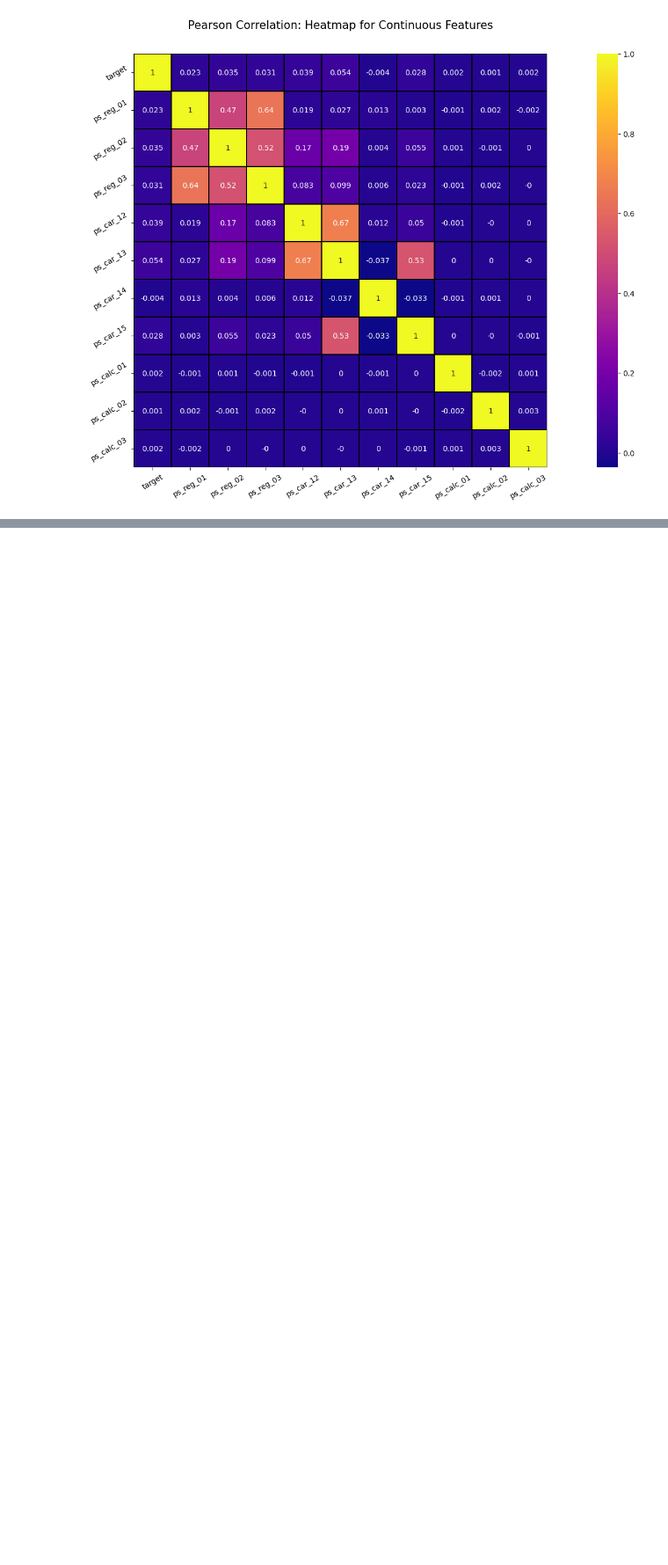
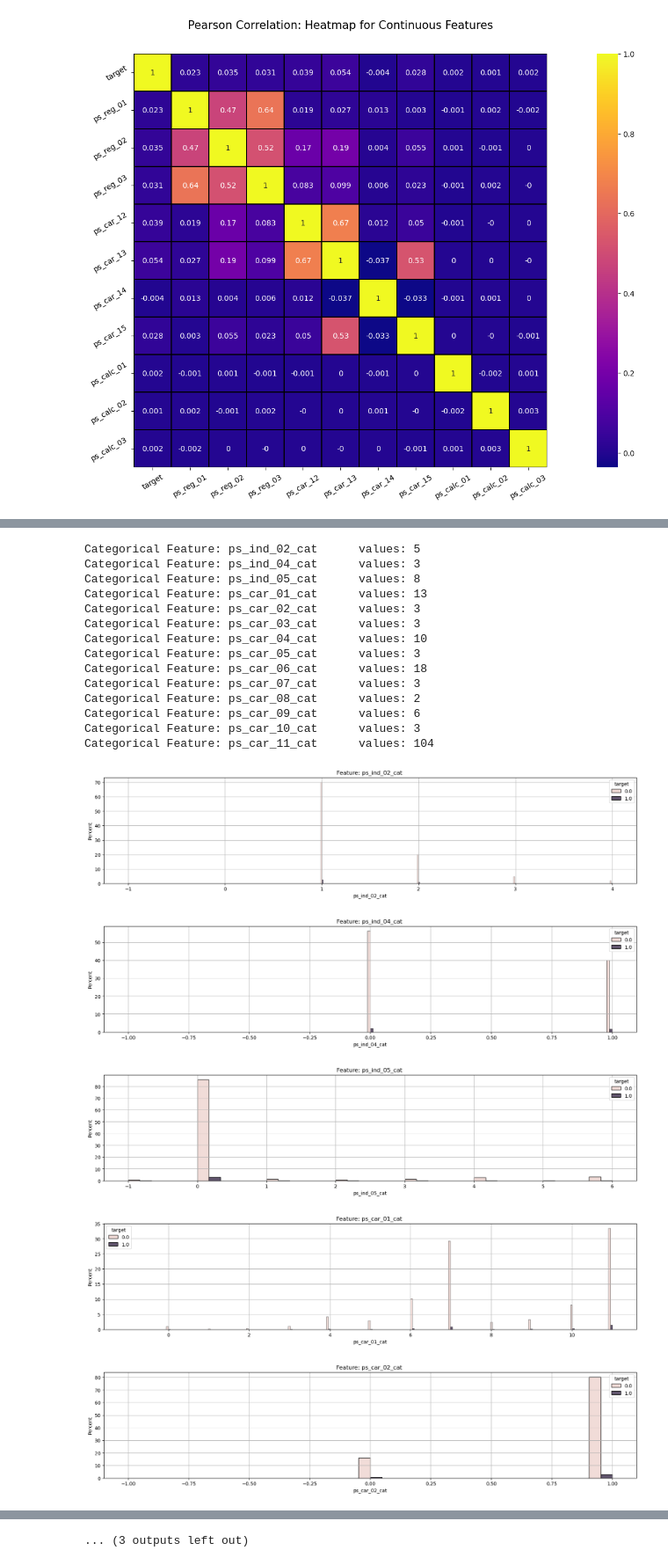
Before and after one commit to RickArko/ami-porto, a Jupyter notebook: EDA.ipynb, the cells around one changed output, grey strips where cells are left out. Shown at 88% size. Drawn from its saved outputs; the diff is of its cells as text; code cells hidden in the pictures; blank space fills up the shorter version.

```diff
--- a/EDA.ipynb
+++ b/EDA.ipynb
@@ -144,0 +216,32 @@ plt.show()
+# %%
+for c in cat_features:
+    print(f"Categorical Feature: {c.ljust(_maxlen)}\tvalues: {len(set(full[c]))}")
+
+for c in cat_features:
+    f, ax = plt.subplots(1, 1, figsize=(20, 4))
+    sns.histplot(full, x=c, ax=ax, hue=LABEL, multiple="dodge", stat="percent")
+    ax.grid()
+    ax.set_title(f"Feature: {c.ljust(_maxlen)}")
+    if SAVE_PLOTS:
+        plt.savefig(PLOT_DIR.joinpath(f"BarPlot-Categorical-{c}-Frequency-by-Label.png"))
+    plt.show()
+# %% [output]
+Categorical Feature: ps_ind_02_cat      values: 5
+Categorical Feature: ps_ind_04_cat      values: 3
+Categorical Feature: ps_ind_05_cat      values: 8
+Categorical Feature: ps_car_01_cat      values: 13
+Categorical Feature: ps_car_02_cat      values: 3
+Categorical Feature: ps_car_03_cat      values: 3
+Categorical Feature: ps_car_04_cat      values: 10
+Categorical Feature: ps_car_05_cat      values: 3
+Categorical Feature: ps_car_06_cat      values: 18
+Categorical Feature: ps_car_07_cat      values: 3
+Categorical Feature: ps_car_08_cat      values: 2
+Categorical Feature: ps_car_09_cat      values: 6
+Categorical Feature: ps_car_10_cat      values: 3
+Categorical Feature: ps_car_11_cat      values: 104
+[figure, added]
+[figure, added]
+[figure, added]
+[figure, added]
+[figure, added]
@@ -145,3 +254,4 @@ plt.show()
+... (3 outputs left out)
 # %%
 # %%time
 
```
Also changed, not shown: parts of 12 cells of this notebook.
